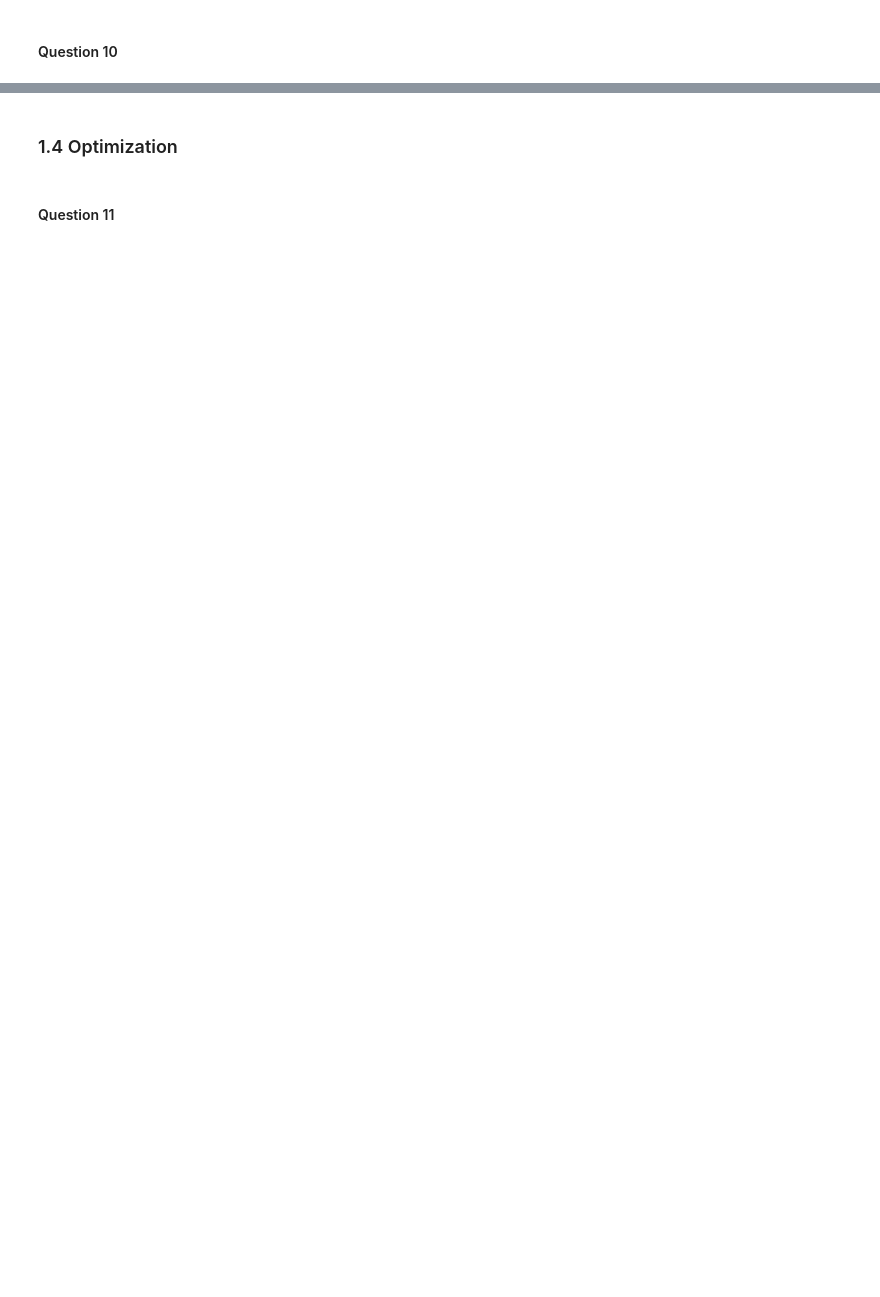
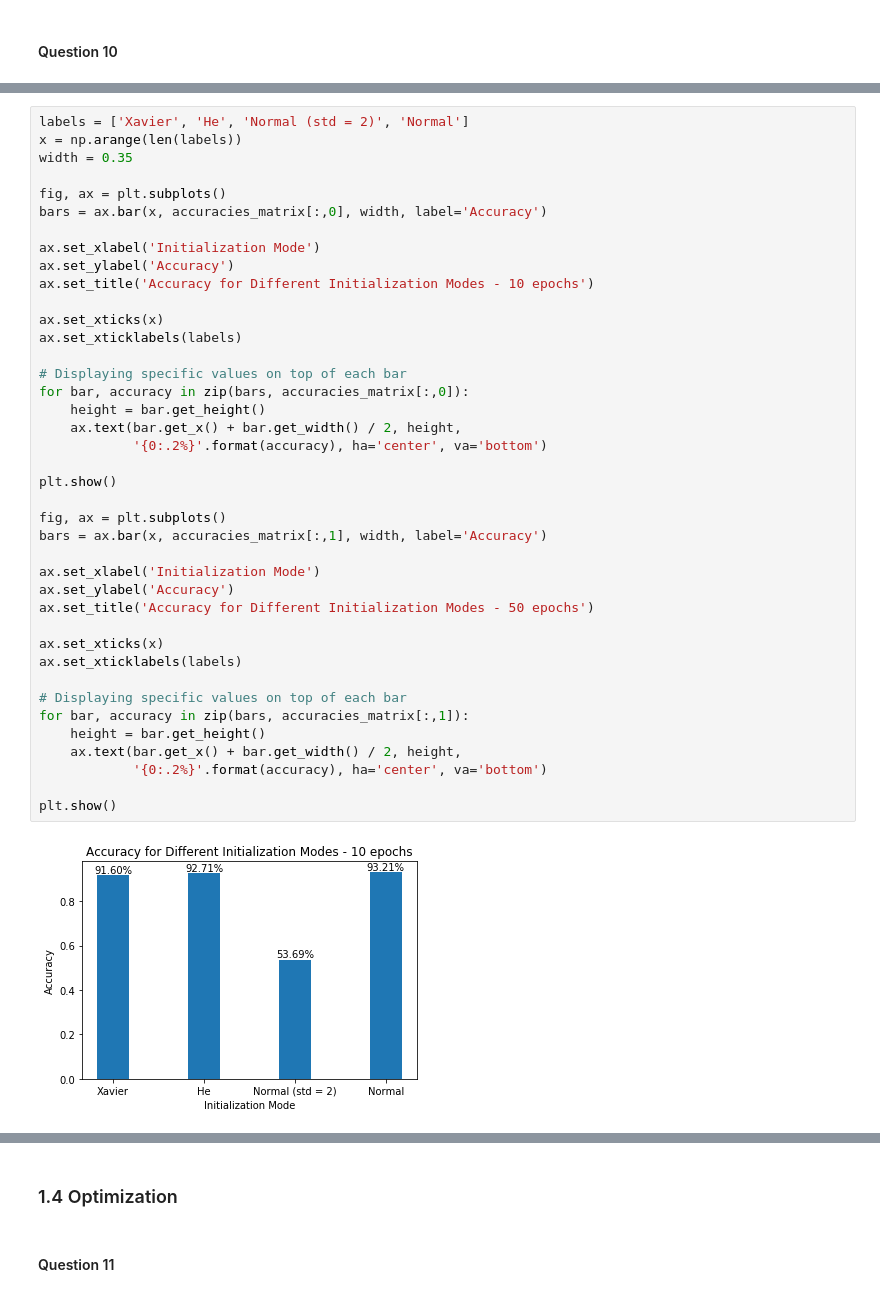
Before and after one commit to TraianDobrin/Artificial-Neural-Network-Grocery-Robot, a Jupyter notebook: src/Main.ipynb, the cells around one changed output, grey strips where cells are left out. Cells and saved outputs as stored; diff of their text form; blank space fills up the shorter version.

```diff
--- a/src/Main.ipynb
+++ b/src/Main.ipynb
@@ -479,0 +570,42 @@ _Put your code blocks above (if any) and write your answer here._
+# %%
+labels = ['Xavier', 'He', 'Normal (std = 2)', 'Normal']
+x = np.arange(len(labels))
+width = 0.35
+
+fig, ax = plt.subplots()
+bars = ax.bar(x, accuracies_matrix[:,0], width, label='Accuracy')
+
+ax.set_xlabel('Initialization Mode')
+ax.set_ylabel('Accuracy')
+ax.set_title('Accuracy for Different Initialization Modes - 10 epochs')
+
+ax.set_xticks(x)
+ax.set_xticklabels(labels)
+
+# Displaying specific values on top of each bar
+for bar, accuracy in zip(bars, accuracies_matrix[:,0]):
+    height = bar.get_height()
+    ax.text(bar.get_x() + bar.get_width() / 2, height,
+            '{0:.2%}'.format(accuracy), ha='center', va='bottom')
+
+plt.show()
+
+fig, ax = plt.subplots()
+bars = ax.bar(x, accuracies_matrix[:,1], width, label='Accuracy')
+
+ax.set_xlabel('Initialization Mode')
+ax.set_ylabel('Accuracy')
+ax.set_title('Accuracy for Different Initialization Modes - 50 epochs')
+
+ax.set_xticks(x)
+ax.set_xticklabels(labels)
+
+# Displaying specific values on top of each bar
+for bar, accuracy in zip(bars, accuracies_matrix[:,1]):
+    height = bar.get_height()
+    ax.text(bar.get_x() + bar.get_width() / 2, height,
+            '{0:.2%}'.format(accuracy), ha='center', va='bottom')
+
+plt.show()
+# %% [output]
+[figure, added]
```
Also changed, not shown: parts of 65 cells of this notebook, 2 other files.
